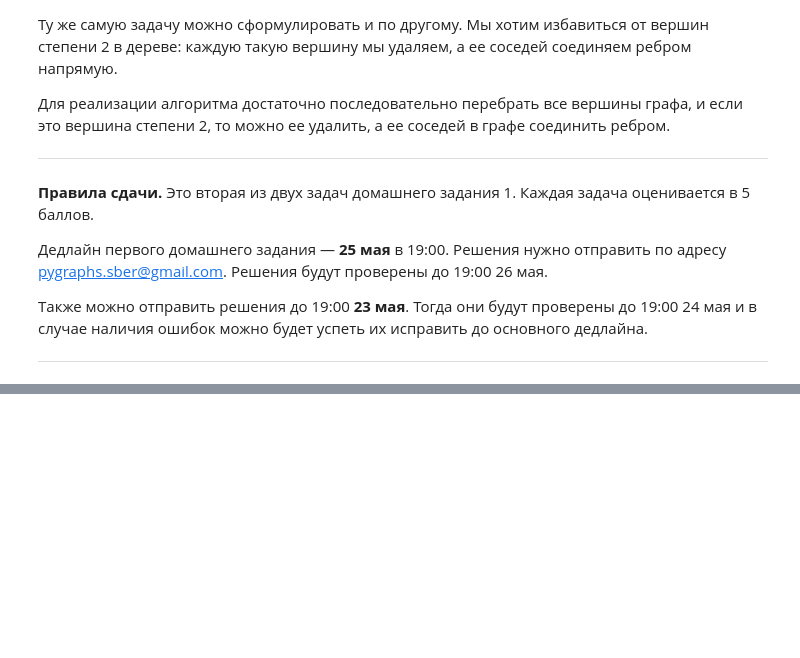
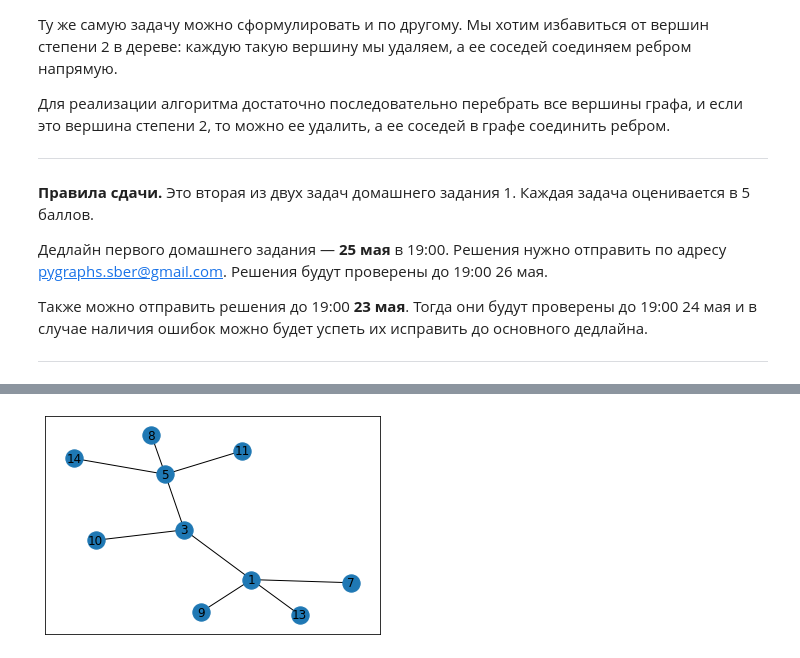
Before and after one commit to root-epifit/Graphs, a Jupyter notebook: HW1/hw1.ipynb, the cells around one changed output, grey strips where cells are left out. Drawn from its saved outputs; the diff is of its cells as text; code cells hidden in the pictures; blank space fills up the shorter version.

```diff
--- a/HW1/hw1.ipynb
+++ b/HW1/hw1.ipynb
@@ -177,14 +199,21 @@ print(f"Степень вершины 2 равна {H.degree(2)}, а ее сос
 # %%
 # В этом блоке нужно реализовать стягивание ветвей дерева
 
 def construct_branch_tree(G):
     # Создаем копию списка вершин, она может пригодиться
     node_list = list(G.nodes()).copy()
     # Реализуйте здесь стягивание ветвей
 
+    for (node, degree) in list(G.degree()):
+        if degree == 2:
+            neigbours = list(nx.neighbors(G, node))
+            G.remove_node(node)
+            G.add_edge(neigbours[0], neigbours[1])
 
     return G
 
 H = construct_branch_tree(G.copy())
 
 nx.draw_networkx(H)
+# %% [output]
+[figure, added]
```
Also changed, not shown: parts of 5 cells of this notebook.
